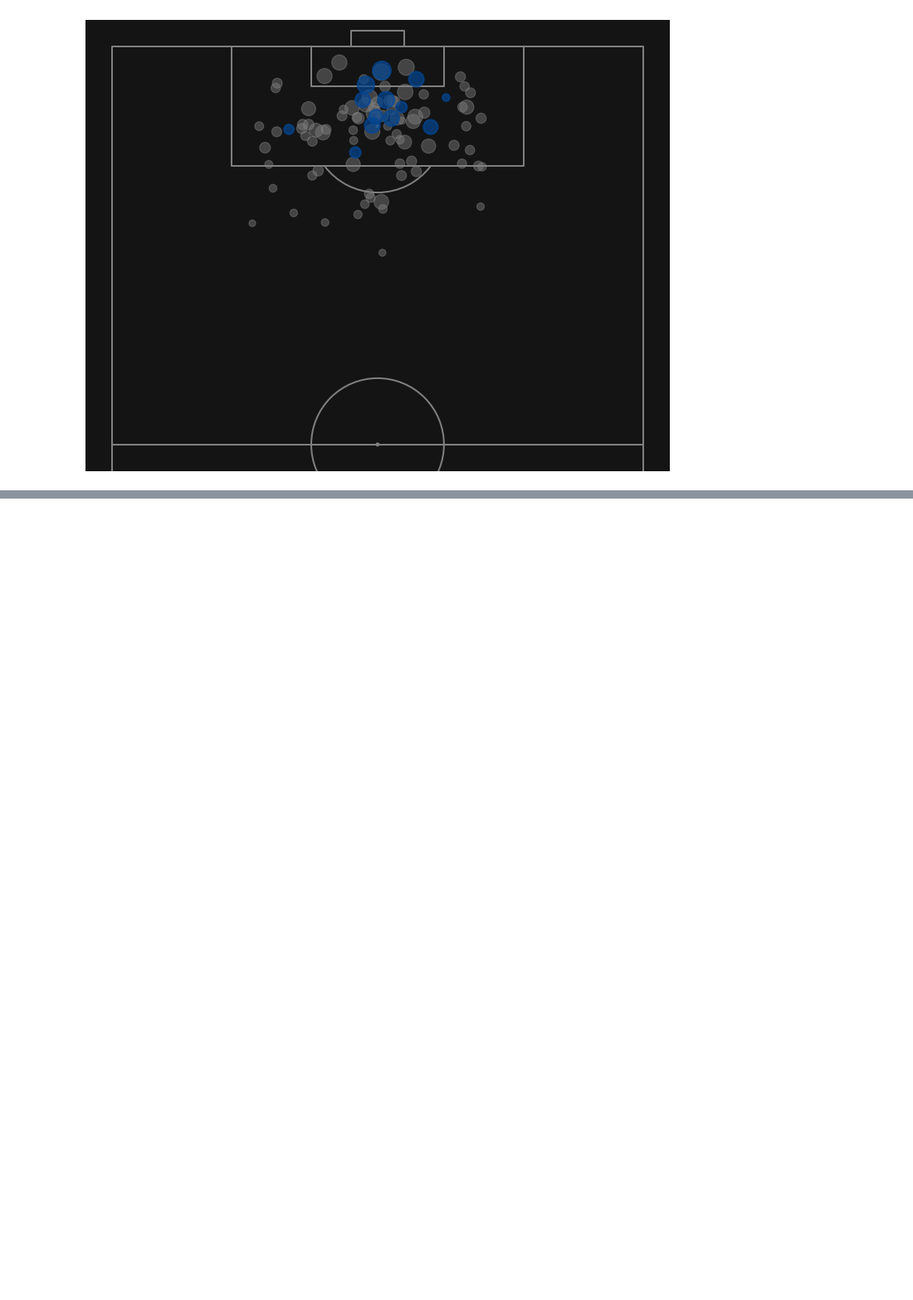
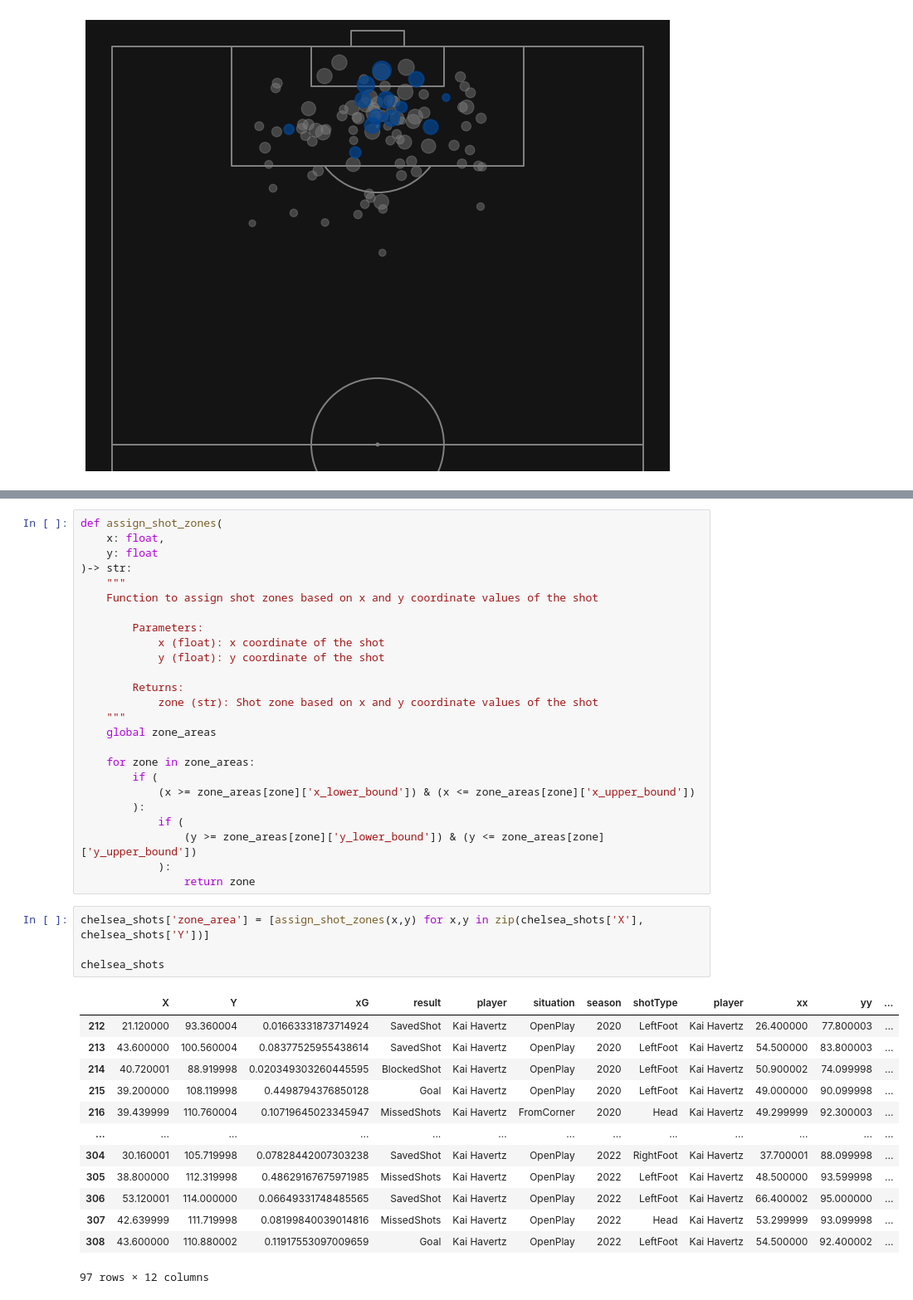
Before and after one commit to AniNair14/Football-Analytics, a Jupyter notebook: Notebooks/Shot_Map.ipynb, the cells around one changed output, grey strips where cells are left out. Shown at 83% size. Cells and saved outputs as stored; diff of their text form; blank space fills up the shorter version.

```diff
--- a/Notebooks/Shot_Map.ipynb
+++ b/Notebooks/Shot_Map.ipynb
@@ -164,0 +248,43 @@ shot_map(
+# %%
+def assign_shot_zones(
+    x: float,
+    y: float
+)-> str:
+    """
+    Function to assign shot zones based on x and y coordinate values of the shot
+
+        Parameters:
+            x (float): x coordinate of the shot
+            y (float): y coordinate of the shot
+
+        Returns:
+            zone (str): Shot zone based on x and y coordinate values of the shot
+    """
+    global zone_areas
+
+    for zone in zone_areas:
+        if (
+            (x >= zone_areas[zone]['x_lower_bound']) & (x <= zone_areas[zone]['x_upper_bound'])
+        ):
+            if (
+                (y >= zone_areas[zone]['y_lower_bound']) & (y <= zone_areas[zone]['y_upper_bound'])
+            ):
+                return zone
+# %%
+chelsea_shots['zone_area'] = [assign_shot_zones(x,y) for x,y in zip(chelsea_shots['X'], chelsea_shots['Y'])]
+
+chelsea_shots
+# %% [output]
+|  | X | Y | xG | result | player | situation | season | shotType | player | xx | yy | ... |
+| 212 | 21.120000 | 93.360004 | 0.01663331873714924 | SavedShot | Kai Havertz | OpenPlay | 2020 | LeftFoot | Kai Havertz | 26.400000 | 77.800003 | ... |
+| 213 | 43.600000 | 100.560004 | 0.08377525955438614 | SavedShot | Kai Havertz | OpenPlay | 2020 | LeftFoot | Kai Havertz | 54.500000 | 83.800003 | ... |
+| 214 | 40.720001 | 88.919998 | 0.020349303260445595 | BlockedShot | Kai Havertz | OpenPlay | 2020 | LeftFoot | Kai Havertz | 50.900002 | 74.099998 | ... |
+| 215 | 39.200000 | 108.119998 | 0.4498794376850128 | Goal | Kai Havertz | OpenPlay | 2020 | LeftFoot | Kai Havertz | 49.000000 | 90.099998 | ... |
+| 216 | 39.439999 | 110.760004 | 0.10719645023345947 | MissedShots | Kai Havertz | FromCorner | 2020 | Head | Kai Havertz | 49.299999 | 92.300003 | ... |
+| ... | ... | ... | ... | ... | ... | ... | ... | ... | ... | ... | ... | ... |
+| 304 | 30.160001 | 105.719998 | 0.07828442007303238 | SavedShot | Kai Havertz | OpenPlay | 2022 | RightFoot | Kai Havertz | 37.700001 | 88.099998 | ... |
+| 305 | 38.800000 | 112.319998 | 0.48629167675971985 | MissedShots | Kai Havertz | OpenPlay | 2022 | LeftFoot | Kai Havertz | 48.500000 | 93.599998 | ... |
+| 306 | 53.120001 | 114.000000 | 0.06649331748485565 | SavedShot | Kai Havertz | OpenPlay | 2022 | LeftFoot | Kai Havertz | 66.400002 | 95.000000 | ... |
+| 307 | 42.639999 | 111.719998 | 0.08199840039014816 | MissedShots | Kai Havertz | OpenPlay | 2022 | Head | Kai Havertz | 53.299999 | 93.099998 | ... |
+| 308 | 43.600000 | 110.880002 | 0.11917553097009659 | Goal | Kai Havertz | OpenPlay | 2022 | LeftFoot | Kai Havertz | 54.500000 | 92.400002 | ... |
+97 rows × 12 columns
```
Also changed, not shown: parts of 6 cells of this notebook.
